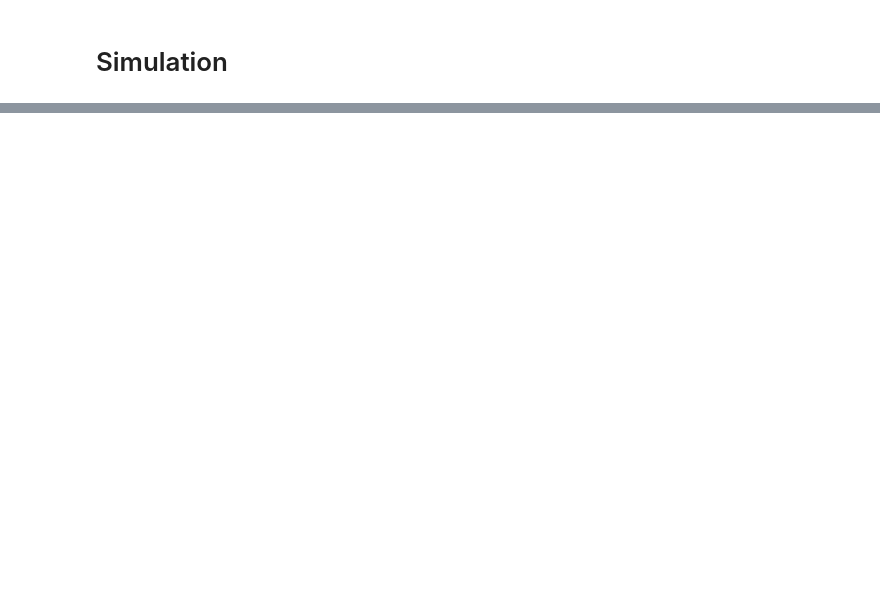
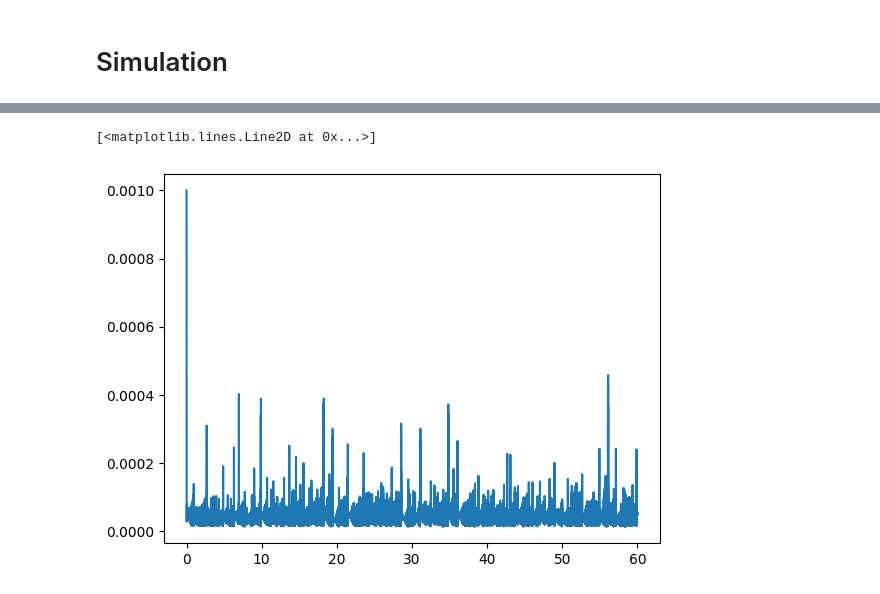
Before and after one commit to bunszey/AI4_URWhip, a Jupyter notebook: Code/test.ipynb, the cells around one changed output, grey strips where cells are left out. Saved outputs shown, nothing was run; the diff lists cells and outputs as text; code cells hidden in the pictures; blank space fills up the shorter version.

```diff
--- a/Code/test.ipynb
+++ b/Code/test.ipynb
@@ -49,0 +131,8 @@ class DataSaver:
+# %%
+planningduration = 1.5
+endposition = [0, 0, 0, -math.pi/2, -math.pi/2, 0]
+planner = ZeroTorqueTrajectoryPlanner(ur5e.startPos[:6], endposition, planningduration)
+desired_positions = ur5e.startPos[:6]
+desired_velocities = np.zeros(6)
+
+logger = LoggerCollection("results")
@@ -107,0 +242,15 @@ ds.save_to_file('data.csv')
+# %%
+#plot of gamma over time
+import matplotlib.pyplot as plt
+import numpy as np
+
+gamma = logger.gamma.log_data
+gamma = np.array(gamma).flatten()
+
+time = np.arange(0, len(gamma), 1)
+time = time * 0.002
+
+plt.plot(time, gamma)
+# %% [output]
+[<matplotlib.lines.Line2D at 0x...>]
+[figure, added]
```
Also changed, not shown: parts of 16 cells of this notebook.
